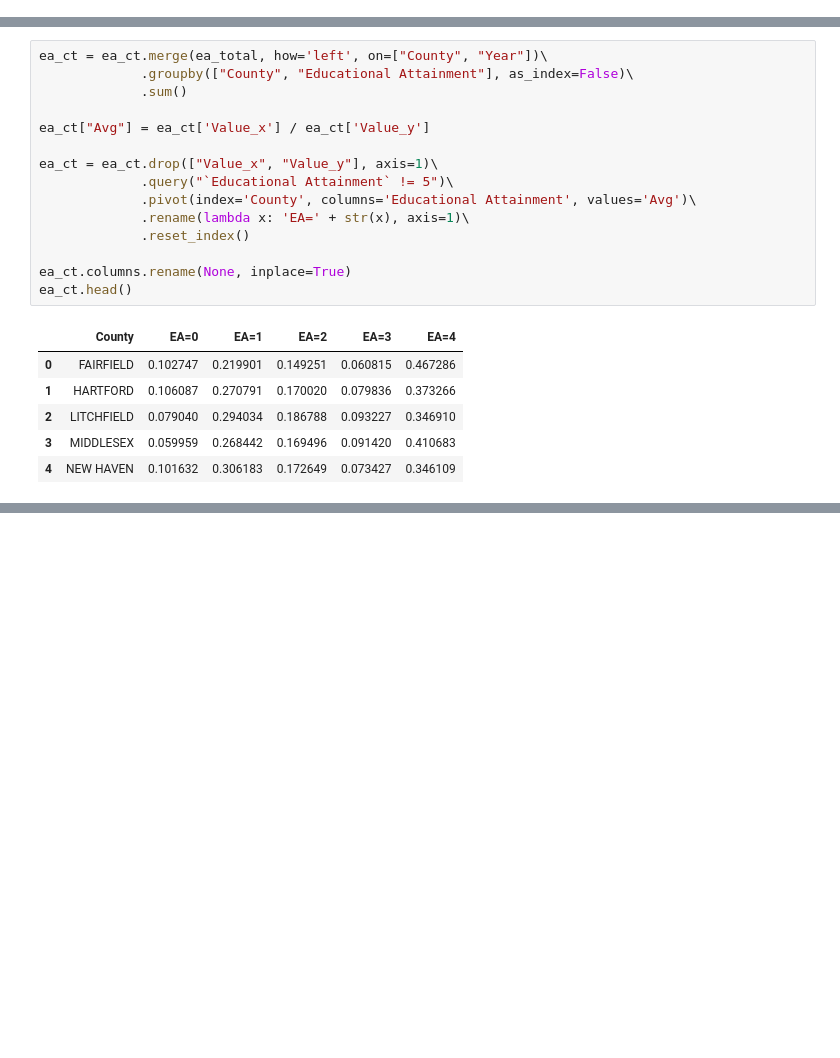
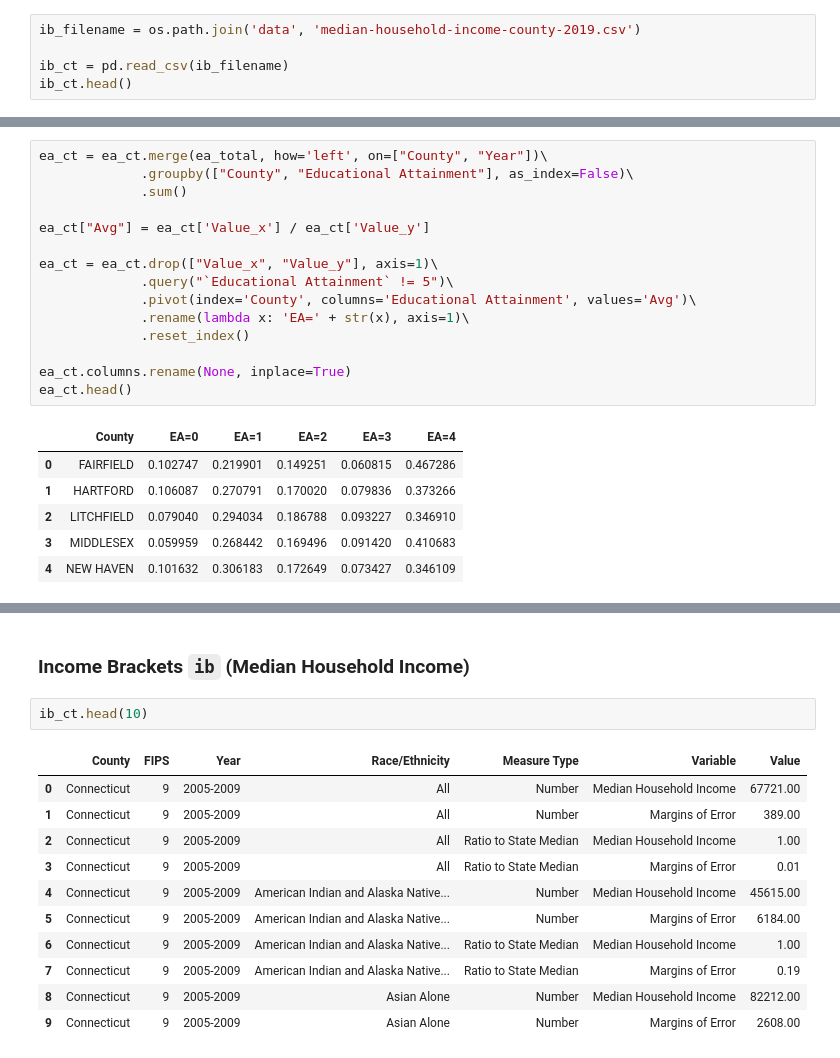
Before and after one commit to muhan-zhang/data200-final-project, a Jupyter notebook: Project.ipynb, the cells around one changed output, grey strips where cells are left out. Cells and saved outputs as stored; diff of their text form; blank space fills up the shorter version.

```diff
--- a/Project.ipynb
+++ b/Project.ipynb
@@ -88,0 +101,5 @@ ea_ct.head()
+# %%
+ib_filename = os.path.join('data', 'median-household-income-county-2019.csv')
+
+ib_ct = pd.read_csv(ib_filename)
+ib_ct.head()
@@ -1173,0 +1304,16 @@ ea_ct.head()
+# %% [markdown]
+### Income Brackets `ib` (Median Household Income)
+# %%
+ib_ct.head(10)
+# %% [output]
+|  | County | FIPS | Year | Race/Ethnicity | Measure Type | Variable | Value |
+| 0 | Connecticut | 9 | 2005-2009 | All | Number | Median Household Income | 67721.00 |
+| 1 | Connecticut | 9 | 2005-2009 | All | Number | Margins of Error | 389.00 |
+| 2 | Connecticut | 9 | 2005-2009 | All | Ratio to State Median | Median Household Income | 1.00 |
+| 3 | Connecticut | 9 | 2005-2009 | All | Ratio to State Median | Margins of Error | 0.01 |
+| 4 | Connecticut | 9 | 2005-2009 | American Indian and Alaska Native... | Number | Median Household Income | 45615.00 |
+| 5 | Connecticut | 9 | 2005-2009 | American Indian and Alaska Native... | Number | Margins of Error | 6184.00 |
+| 6 | Connecticut | 9 | 2005-2009 | American Indian and Alaska Native... | Ratio to State Median | Median Household Income | 1.00 |
+| 7 | Connecticut | 9 | 2005-2009 | American Indian and Alaska Native... | Ratio to State Median | Margins of Error | 0.19 |
+| 8 | Connecticut | 9 | 2005-2009 | Asian Alone | Number | Median Household Income | 82212.00 |
+| 9 | Connecticut | 9 | 2005-2009 | Asian Alone | Number | Margins of Error | 2608.00 |
```
Also changed, not shown: parts of 19 cells of this notebook.
